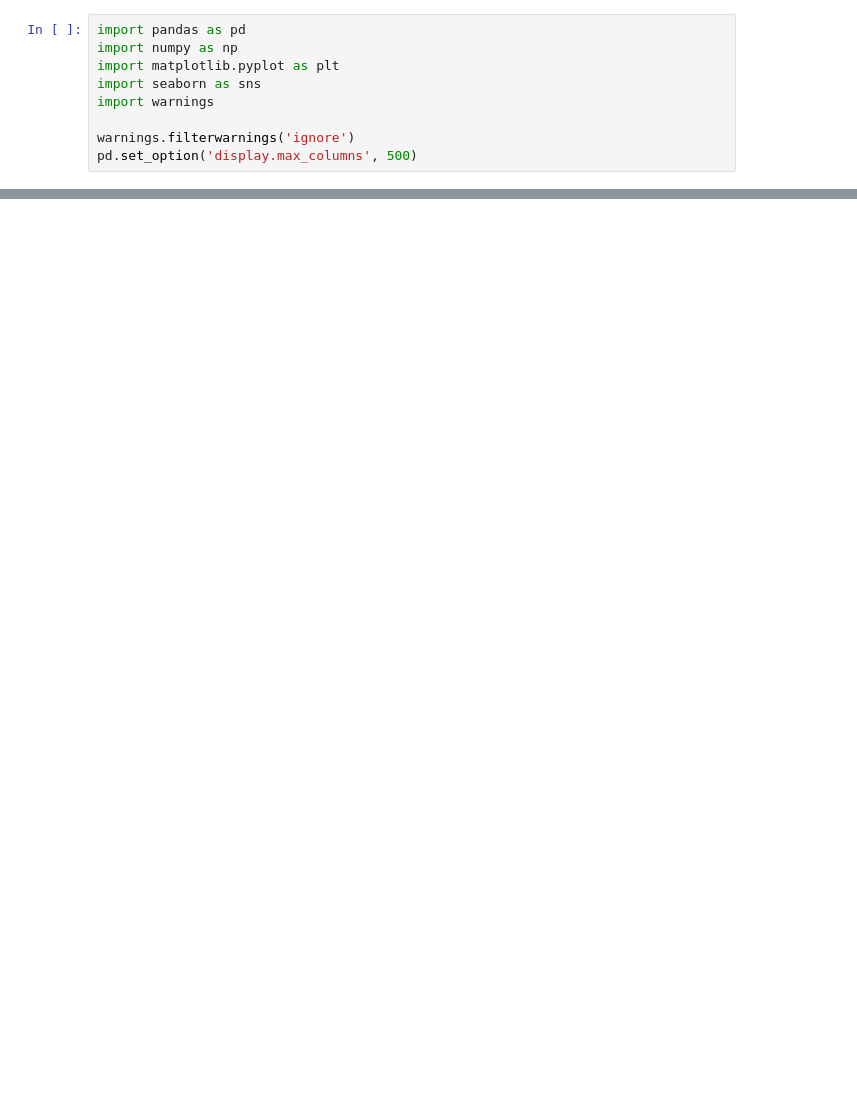
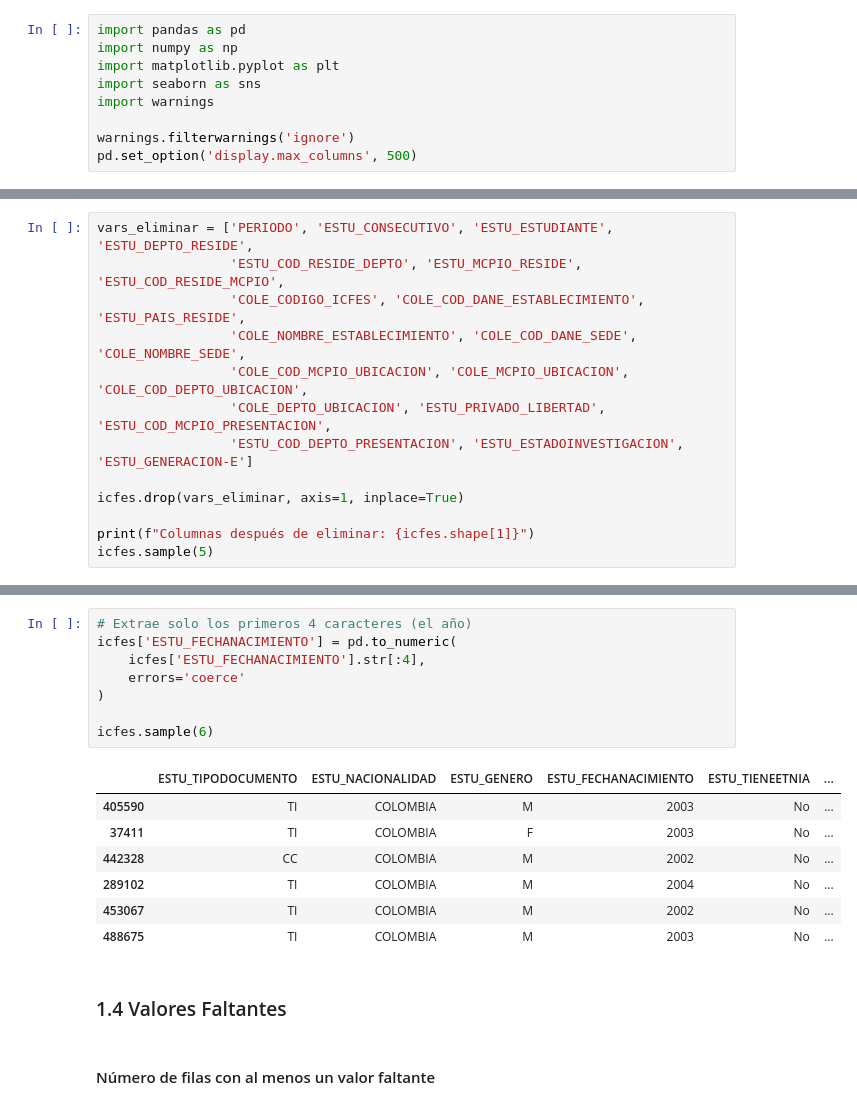
Before and after one commit to JorgeJordyJaimes/icfes-app, a Jupyter notebook: notebooks/1.carga-datos.ipynb, the cells around one changed output, grey strips where cells are left out. Saved outputs shown, nothing was run; the diff lists cells and outputs as text; blank space fills up the shorter version.

```diff
--- a/notebooks/1.carga-datos.ipynb
+++ b/notebooks/1.carga-datos.ipynb
@@ -32,0 +80,13 @@ Archivo cargado desde: C:\Users\CACTU\Downloads\Proyectos\icfes-2020\data\icfes.
+# %%
+vars_eliminar = ['PERIODO', 'ESTU_CONSECUTIVO', 'ESTU_ESTUDIANTE', 'ESTU_DEPTO_RESIDE',
+                 'ESTU_COD_RESIDE_DEPTO', 'ESTU_MCPIO_RESIDE', 'ESTU_COD_RESIDE_MCPIO',
+                 'COLE_CODIGO_ICFES', 'COLE_COD_DANE_ESTABLECIMIENTO', 'ESTU_PAIS_RESIDE',
+                 'COLE_NOMBRE_ESTABLECIMIENTO', 'COLE_COD_DANE_SEDE', 'COLE_NOMBRE_SEDE',
+                 'COLE_COD_MCPIO_UBICACION', 'COLE_MCPIO_UBICACION', 'COLE_COD_DEPTO_UBICACION',
+                 'COLE_DEPTO_UBICACION', 'ESTU_PRIVADO_LIBERTAD', 'ESTU_COD_MCPIO_PRESENTACION',
+                 'ESTU_COD_DEPTO_PRESENTACION', 'ESTU_ESTADOINVESTIGACION', 'ESTU_GENERACION-E']
+
+icfes.drop(vars_eliminar, axis=1, inplace=True)
+
+print(f"Columnas después de eliminar: {icfes.shape[1]}")
+icfes.sample(5)
@@ -32,0 +149,20 @@ Archivo cargado desde: C:\Users\CACTU\Downloads\Proyectos\icfes-2020\data\icfes.
+# %%
+# Extrae solo los primeros 4 caracteres (el año)
+icfes['ESTU_FECHANACIMIENTO'] = pd.to_numeric(
+    icfes['ESTU_FECHANACIMIENTO'].str[:4],
+    errors='coerce'
+)
+
+icfes.sample(6)
+# %% [output]
+|  | ESTU_TIPODOCUMENTO | ESTU_NACIONALIDAD | ESTU_GENERO | ESTU_FECHANACIMIENTO | ESTU_TIENEETNIA | ... |
+| 405590 | TI | COLOMBIA | M | 2003 | No | ... |
+| 37411 | TI | COLOMBIA | F | 2003 | No | ... |
+| 442328 | CC | COLOMBIA | M | 2002 | No | ... |
+| 289102 | TI | COLOMBIA | M | 2004 | No | ... |
+| 453067 | TI | COLOMBIA | M | 2002 | No | ... |
+| 488675 | TI | COLOMBIA | M | 2003 | No | ... |
+# %% [markdown]
+### 1.4 Valores Faltantes
+# %% [markdown]
+#### Número de filas con al menos un valor faltante
```
Also changed, not shown: parts of 30 cells of this notebook.
